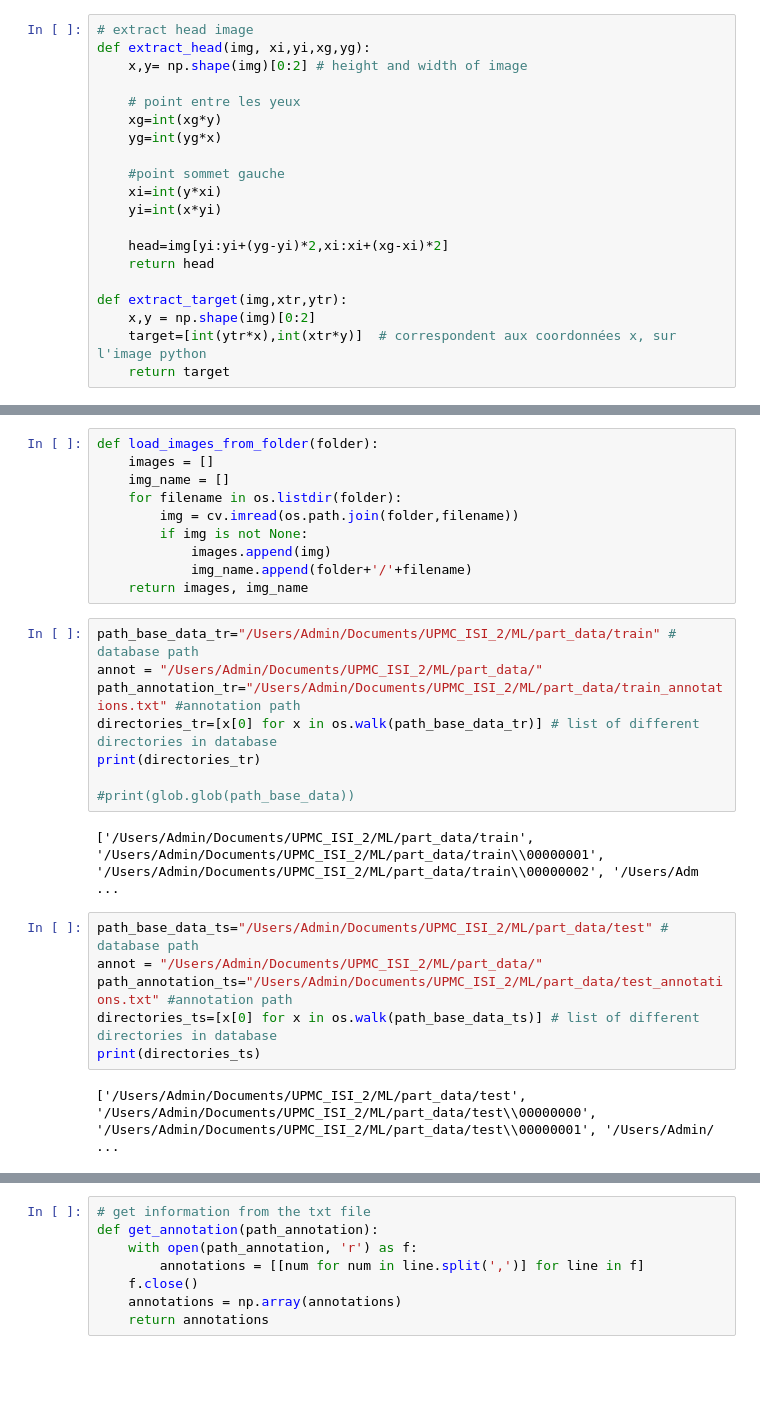
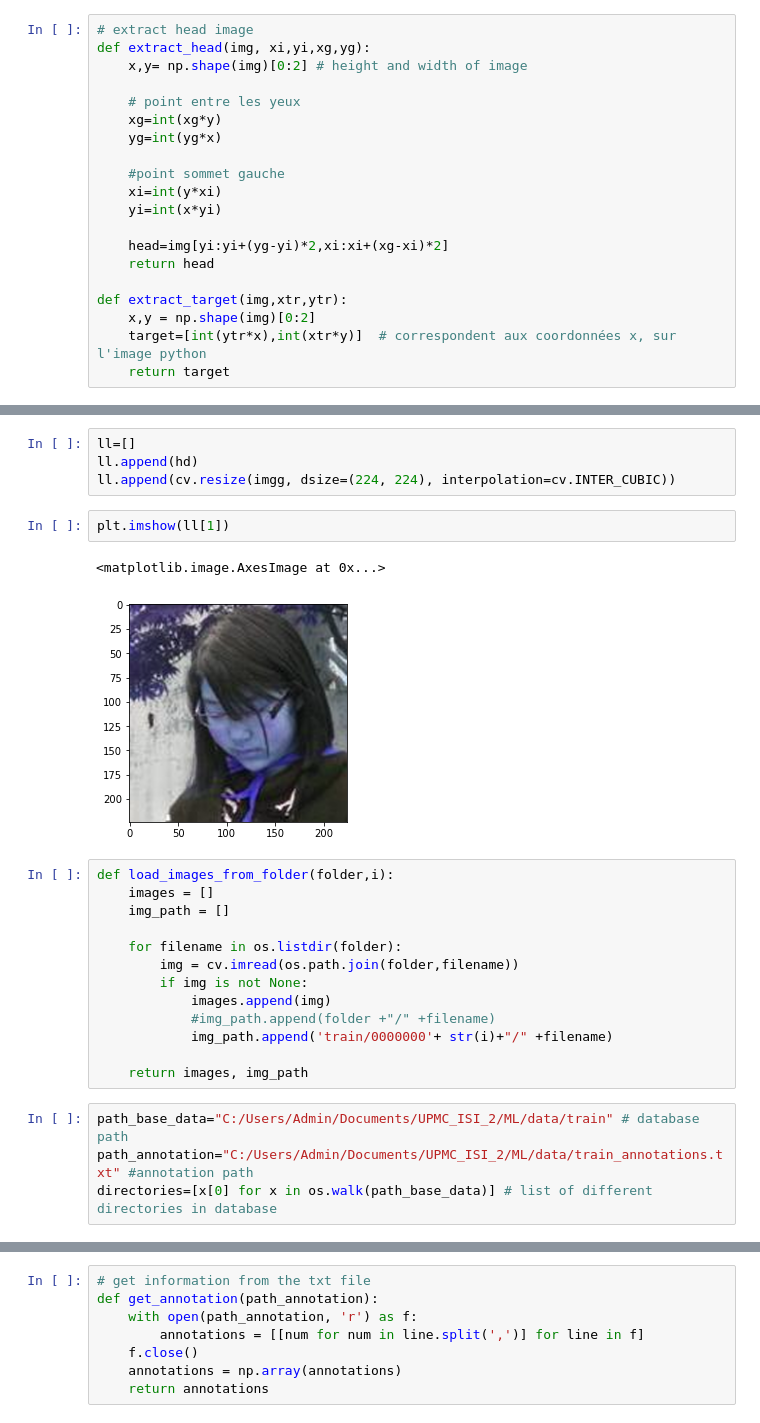
Before and after one commit to linainsaf/Dual-Attention-Guided-Gaze-Target-Detection-in-the-Wild, a Jupyter notebook: gazefollow_dataset.ipynb, the cells around one changed output, grey strips where cells are left out. Cells and saved outputs as stored; diff of their text form; blank space fills up the shorter version.

```diff
--- a/gazefollow_dataset.ipynb
+++ b/gazefollow_dataset.ipynb
@@ -94,30 +108,28 @@ def extract_target(img,xtr,ytr):
+# %%
+ll=[]
+ll.append(hd)
+ll.append(cv.resize(imgg, dsize=(224, 224), interpolation=cv.INTER_CUBIC))
+# %%
+plt.imshow(ll[1])
+# %% [output]
+<matplotlib.image.AxesImage at 0x...>
+[figure, added]
 # %%
-def load_images_from_folder(folder):
+def load_images_from_folder(folder,i):
     images = []
-    img_name = []
+    img_path = []
+
     for filename in os.listdir(folder):
         img = cv.imread(os.path.join(folder,filename))
         if img is not None:
             images.append(img)
-            img_name.append(folder+'/'+filename)
-    return images, img_name
+            #img_path.append(folder +"/" +filename)
+            img_path.append('train/0000000'+ str(i)+"/" +filename)
+
+    return images, img_path
 # %%
-path_base_data_tr="/Users/Admin/Documents/UPMC_ISI_2/ML/part_data/train" # database path
-annot = "/Users/Admin/Documents/UPMC_ISI_2/ML/part_data/"
-path_annotation_tr="/Users/Admin/Documents/UPMC_ISI_2/ML/part_data/train_annotations.txt" #annotation path
-directories_tr=[x[0] for x in os.walk(path_base_data_tr)] # list of different directories in database
-print(directories_tr)
-
-#print(glob.glob(path_base_data))
+path_base_data="C:/Users/Admin/Documents/UPMC_ISI_2/ML/data/train" # database path
+path_annotation="C:/Users/Admin/Documents/UPMC_ISI_2/ML/data/train_annotations.txt" #annotation path
+directories=[x[0] for x in os.walk(path_base_data)] # list of different directories in database
-# %% [output]
-['/Users/Admin/Documents/UPMC_ISI_2/ML/part_data/train', '/Users/Admin/Documents/UPMC_ISI_2/ML/part_data/train\\00000001', '/Users/Admin/Documents/UPMC_ISI_2/ML/part_data/train\\00000002', '/Users/Adm ...
-# %%
-path_base_data_ts="/Users/Admin/Documents/UPMC_ISI_2/ML/part_data/test" # database path
-annot = "/Users/Admin/Documents/UPMC_ISI_2/ML/part_data/"
-path_annotation_ts="/Users/Admin/Documents/UPMC_ISI_2/ML/part_data/test_annotations.txt" #annotation path
-directories_ts=[x[0] for x in os.walk(path_base_data_ts)] # list of different directories in database
-print(directories_ts)
-# %% [output]
-['/Users/Admin/Documents/UPMC_ISI_2/ML/part_data/test', '/Users/Admin/Documents/UPMC_ISI_2/ML/part_data/test\\00000000', '/Users/Admin/Documents/UPMC_ISI_2/ML/part_data/test\\00000001', '/Users/Admin/ ...
 # %%
 # base de donnée de test pour gaze estimation --> determiner alors gx,gy,gz,
```
Also changed, not shown: parts of 17 cells of this notebook, 4 other files.
